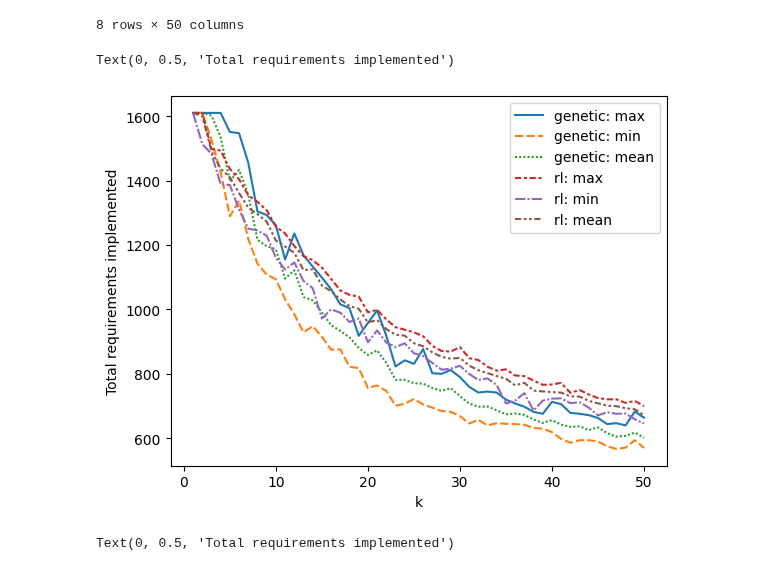
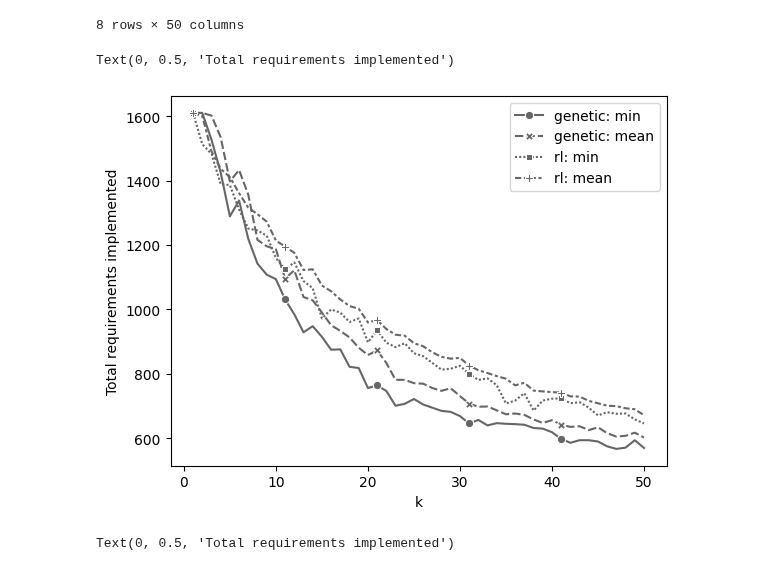
Before and after one commit to Dambr/yewking, a Jupyter notebook: task_description/publication_4.ipynb, the cells around one changed output. Saved outputs shown, nothing was run; the diff lists cells and outputs as text; code cells hidden in the pictures.

```diff
--- a/task_description/publication_4.ipynb
+++ b/task_description/publication_4.ipynb
@@ -408,23 +412,28 @@ rl_mean_values = [rl_costs_df[stb].mean() for stb in rl_costs_df.columns]
 # %%
 values_dict = {
-    'genetic: max': genetic_max_values,
+    # 'genetic: max': genetic_max_values,
     'genetic: min': genetc_min_values,
     'genetic: mean': genetic_mean_values,
-    'rl: max': rl_max_values,
+    # 'genetic: median': genetic_median_values,
+    # 'genetic: std': genetic_std_values,
+    # 'rl: max': rl_max_values,
     'rl: min': rl_min_values,
-    'rl: mean': rl_mean_values
+    'rl: mean': rl_mean_values,
+    # 'rl: median': rl_median_values,
+    # 'rl: std': rl_std_values
 }
 # %%
 values_df = pd.DataFrame(values_dict)
 # %%
 values_df.index = range(1, 51)
 # %%
-sns.lineplot(data=values_df)
+custom_palette = sns.color_palette(["#666666", "#666666", "#666666", "#666666", "#666666", "#666666"])
+sns.lineplot(data=values_df, palette=custom_palette, markers=True, markevery=10)
 plt.xlabel('k')
 plt.ylabel('Total requirements implemented')
 # %% [output]
 Text(0, 0.5, 'Total requirements implemented')
-[figure, old version]
+[figure, new version]
 # %%
 values_dict = {
     'genetic: mean': genetic_mean_values,
```
Also changed, not shown: parts of 1 cell of this notebook, 9 other files.
